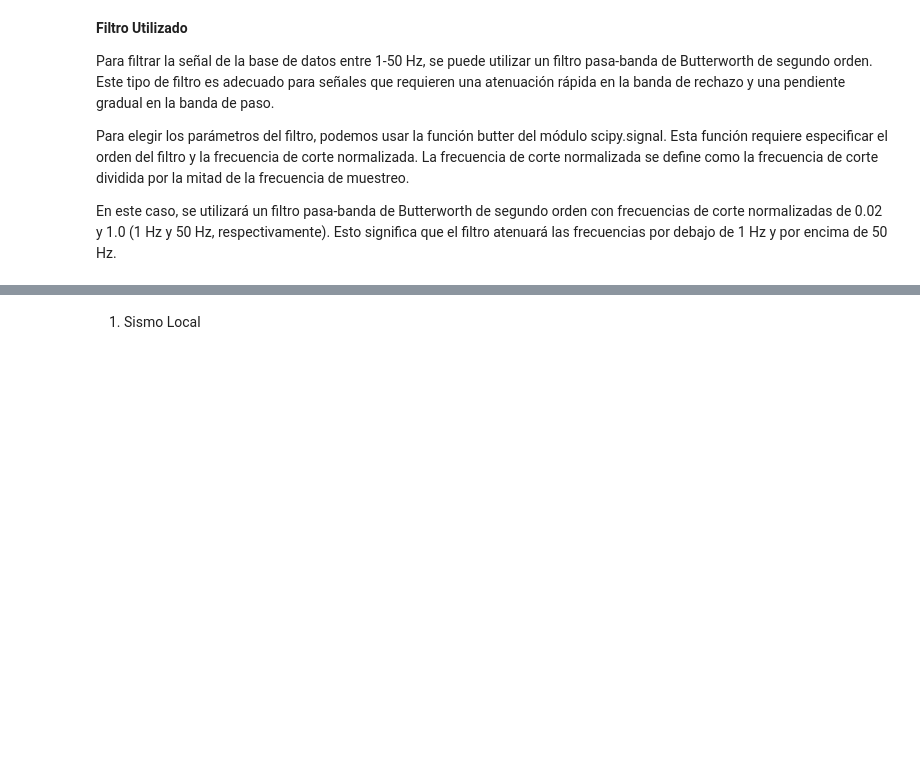
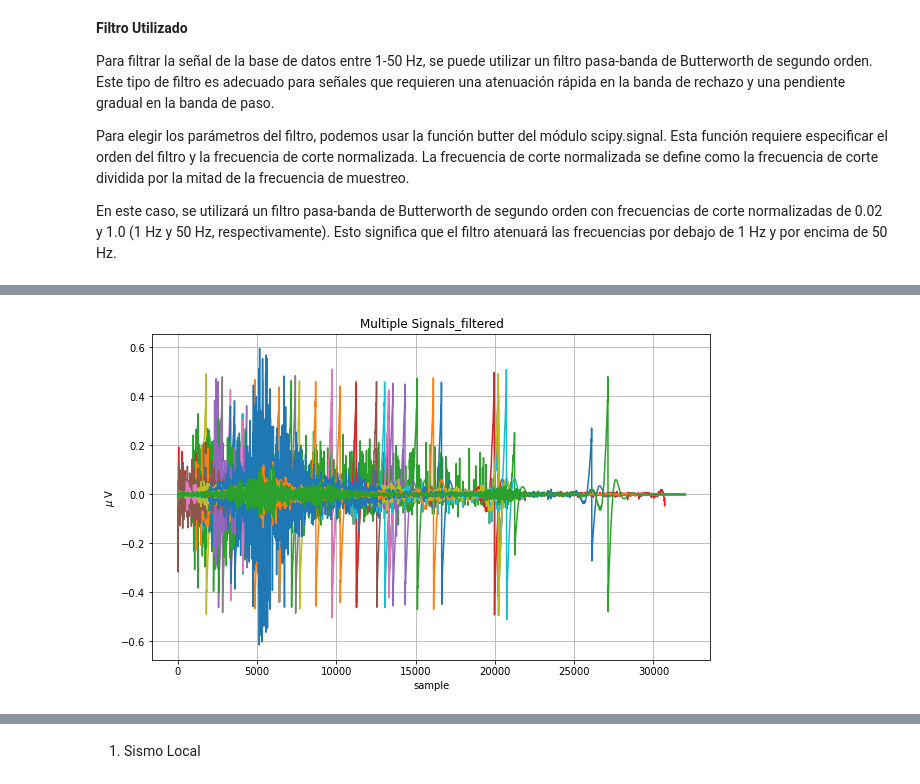
Before and after one commit to StivenVelasquez/Analisis-Multivariado-de-Seniales-Sismograficas, a Jupyter notebook: Mini_proyecto_1_Análisis_Multivariado_de_Señales_Sismográficas.ipynb, the cells around one changed output, grey strips where cells are left out. Drawn from its saved outputs; the diff is of its cells as text; code cells hidden in the pictures; blank space fills up the shorter version.

```diff
--- a/Mini_proyecto_1_Análisis_Multivariado_de_Señales_Sismográficas.ipynb
+++ b/Mini_proyecto_1_Análisis_Multivariado_de_Señales_Sismográficas.ipynb
@@ -85,0 +123,4 @@ def butter_bandpass_filter(Y, fs, lowcut, highcut, order=2):
+# %%
+plot_signals(signal_filtered,"Multiple Signals_filtered","sample","$\mu$ V")
+# %% [output]
+[figure, added]
```
Also changed, not shown: parts of 59 cells of this notebook.
